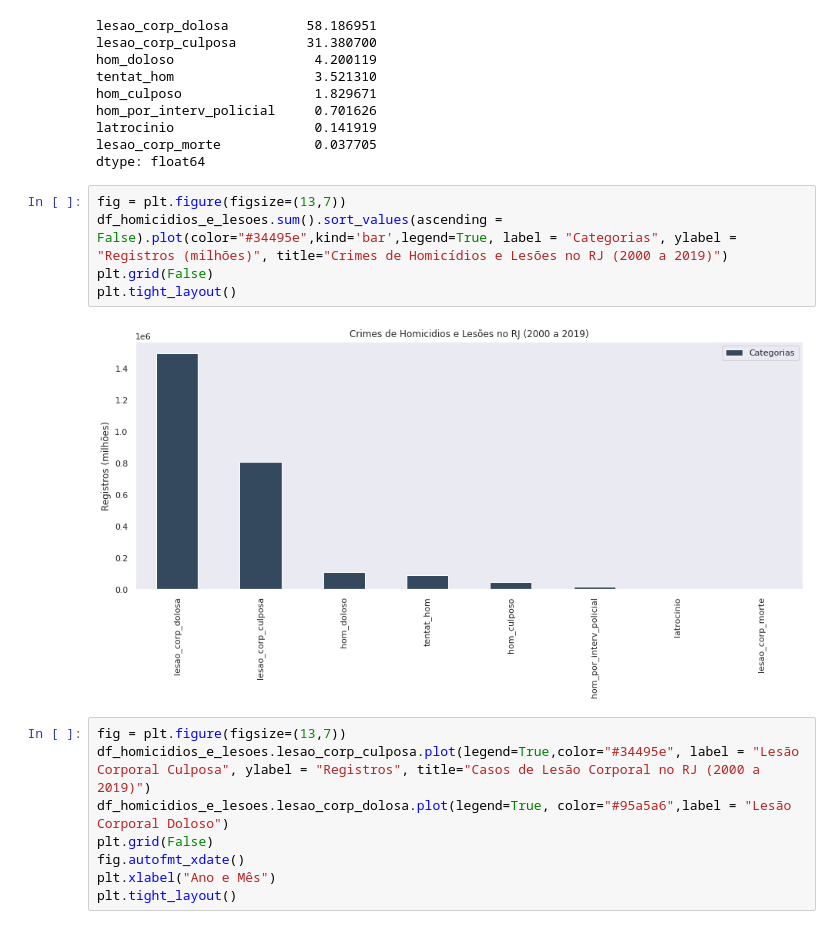
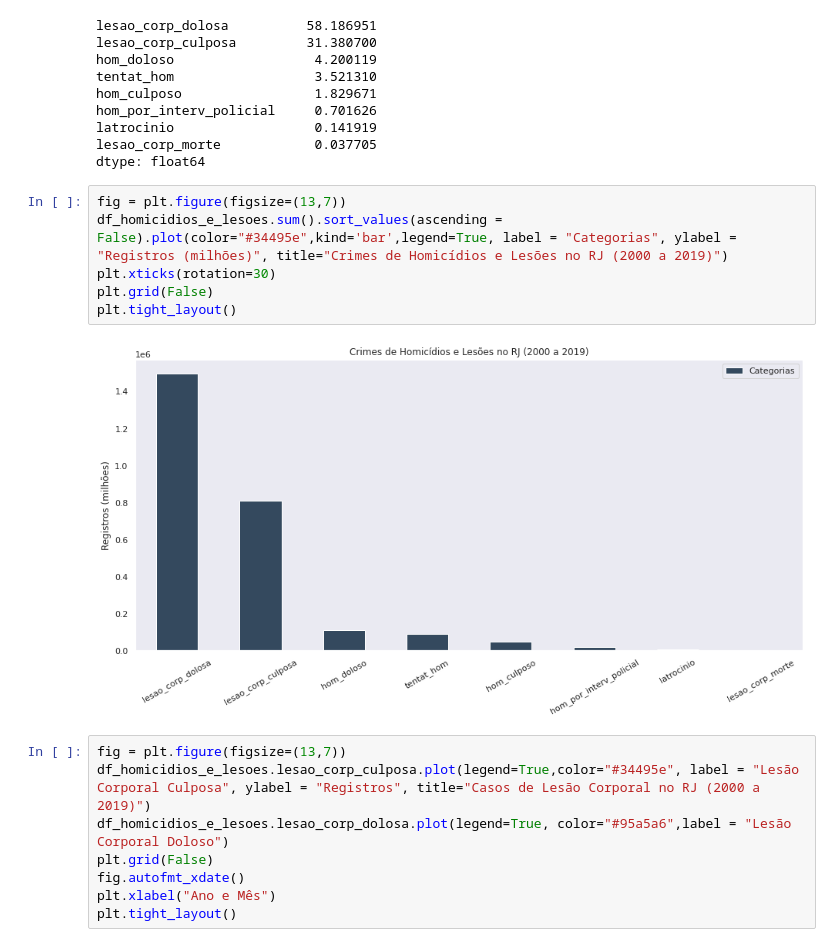
Before and after one commit to rafamarquesrmb/data_science, a Jupyter notebook: projeto02_analise_de_dados_violencia_rio_de_janeiro/analisedados_violencia_riodejaneiro_2000a2019.ipynb, the cells around one changed output. Drawn from its saved outputs; the diff is of its cells as text.

```diff
--- a/projeto02_analise_de_dados_violencia_rio_de_janeiro/analisedados_violencia_riodejaneiro_2000a2019.ipynb
+++ b/projeto02_analise_de_dados_violencia_rio_de_janeiro/analisedados_violencia_riodejaneiro_2000a2019.ipynb
@@ -977,10 +990,11 @@ dtype: float64
 # %%
 fig = plt.figure(figsize=(13,7))
 df_homicidios_e_lesoes.sum().sort_values(ascending = False).plot(color="#34495e",kind='bar',legend=True, label = "Categorias", ylabel = "Registros (milhões)", title="Crimes de Homicídios e Lesões no RJ (2000 a 2019)")
+plt.xticks(rotation=30)
 plt.grid(False)
 plt.tight_layout()
 # %% [output]
-[figure, old version]
+[figure, new version]
 # %%
 fig = plt.figure(figsize=(13,7))
 df_homicidios_e_lesoes.lesao_corp_culposa.plot(legend=True,color="#34495e", label = "Lesão Corporal Culposa", ylabel = "Registros", title="Casos de Lesão Corporal no RJ (2000 a 2019)")
```
Also changed, not shown: parts of 15 cells of this notebook.
